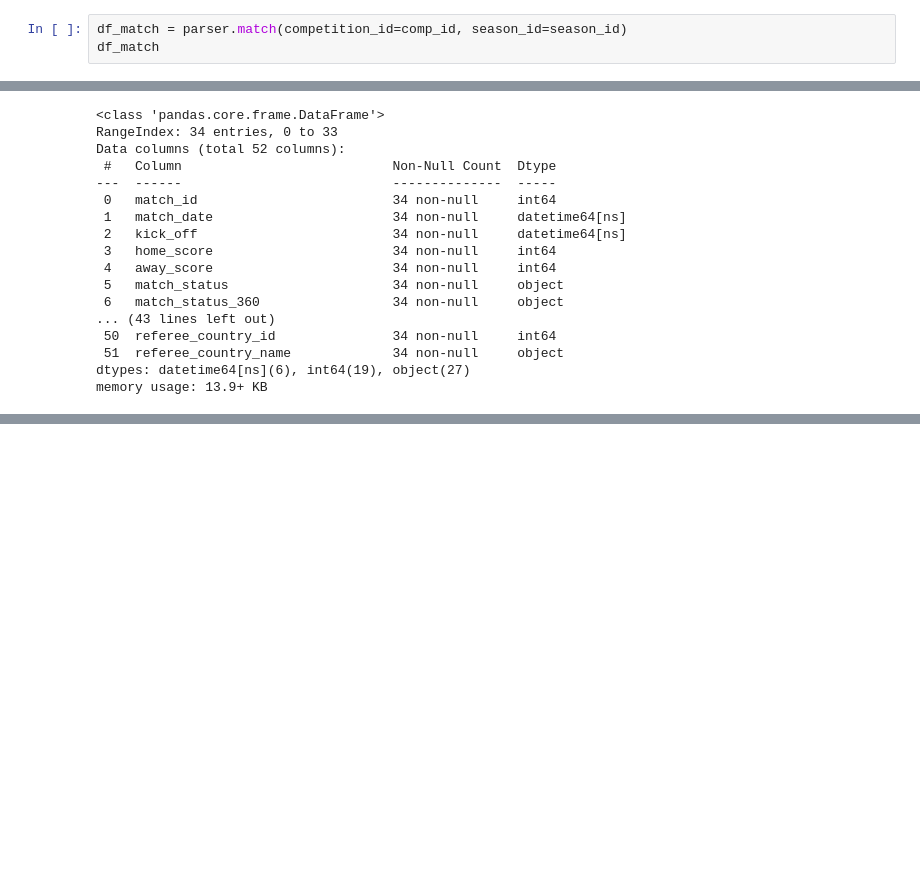
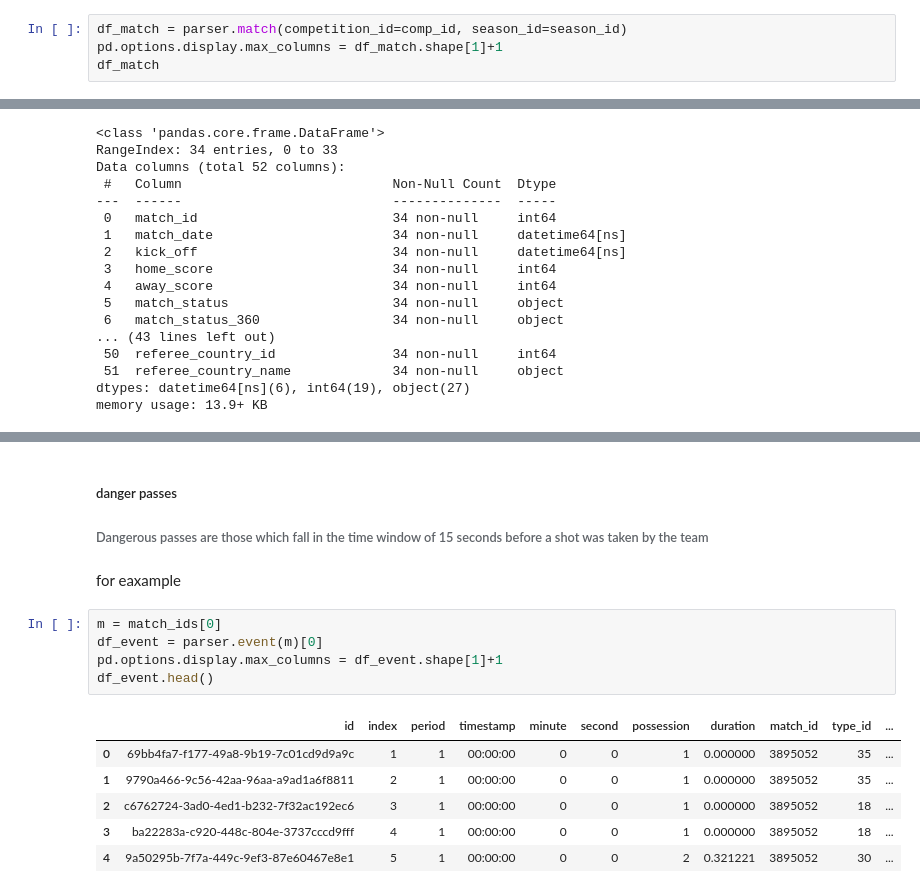
Before and after one commit to i-am-srk/football_analytics_101, a Jupyter notebook: event data/heatMaps.ipynb, the cells around one changed output, grey strips where cells are left out. Drawn from its saved outputs; the diff is of its cells as text; blank space fills up the shorter version.

```diff
--- a/event data/heatMaps.ipynb
+++ b/event data/heatMaps.ipynb
@@ -56,5 +82,6 @@ season_id = Bundesliga_2024.season_id
 # %%
 df_match = parser.match(competition_id=comp_id, season_id=season_id)
+pd.options.display.max_columns = df_match.shape[1]+1
 df_match
 # %% [output]
 |  | match_id | match_date | kick_off | home_score | away_score | match_status | match_status_360 | last_updated | ... |
@@ -116,0 +152,17 @@ df_match.sort_values("match_week")
+# %% [markdown]
+##### danger passes
+###### Dangerous passes are those which fall in the time window of 15 seconds before a shot was taken by the team
+# %% [markdown]
+for eaxample
+# %%
+m = match_ids[0]
+df_event = parser.event(m)[0]
+pd.options.display.max_columns = df_event.shape[1]+1
+df_event.head()
+# %% [output]
+|  | id | index | period | timestamp | minute | second | possession | duration | match_id | type_id | ... |
+| 0 | 69bb4fa7-f177-49a8-9b19-7c01cd9d9a9c | 1 | 1 | 00:00:00 | 0 | 0 | 1 | 0.000000 | 3895052 | 35 | ... |
+| 1 | 9790a466-9c56-42aa-96aa-a9ad1a6f8811 | 2 | 1 | 00:00:00 | 0 | 0 | 1 | 0.000000 | 3895052 | 35 | ... |
+| 2 | c6762724-3ad0-4ed1-b232-7f32ac192ec6 | 3 | 1 | 00:00:00 | 0 | 0 | 1 | 0.000000 | 3895052 | 18 | ... |
+| 3 | ba22283a-c920-448c-804e-3737cccd9fff | 4 | 1 | 00:00:00 | 0 | 0 | 1 | 0.000000 | 3895052 | 18 | ... |
+| 4 | 9a50295b-7f7a-449c-9ef3-87e60467e8e1 | 5 | 1 | 00:00:00 | 0 | 0 | 2 | 0.321221 | 3895052 | 30 | ... |
```
Also changed, not shown: parts of 14 cells of this notebook.
